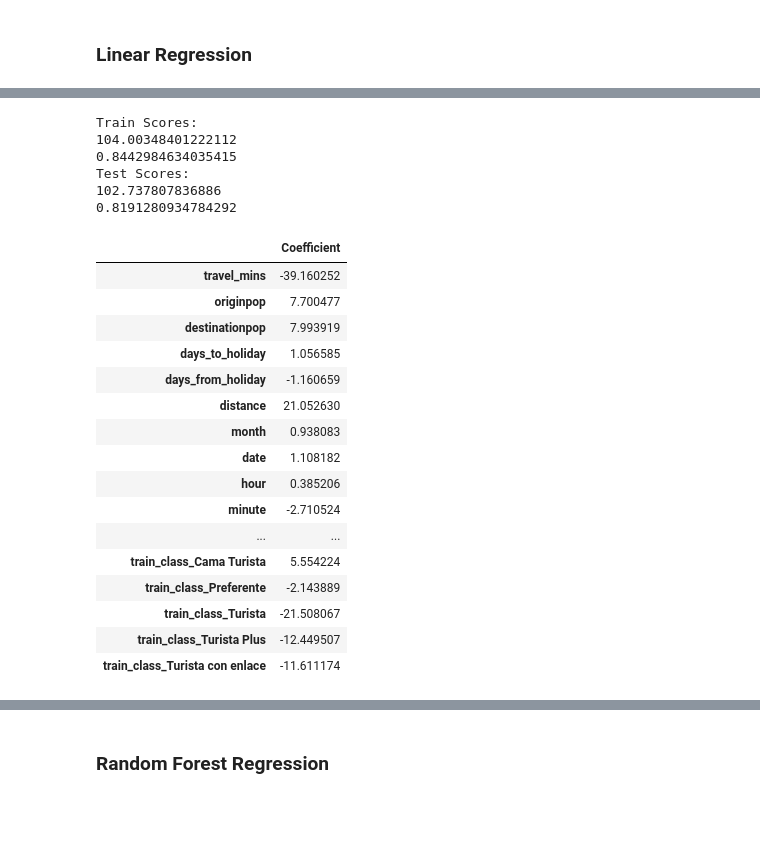
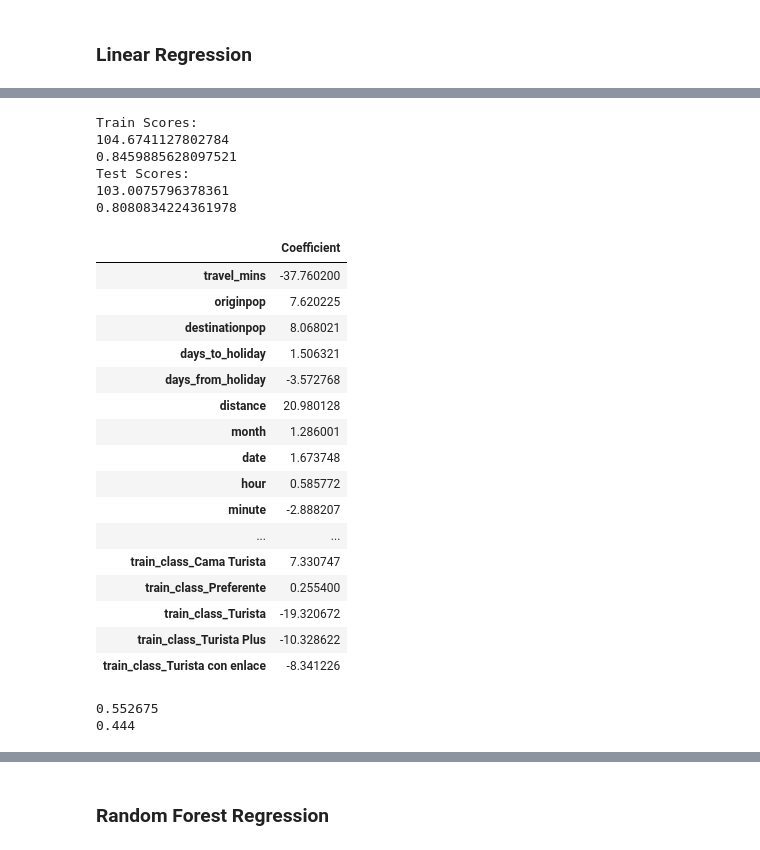
Before and after one commit to CTso25/Predict-Train-Prices, a Jupyter notebook: new_models.ipynb, the cells around one changed output, grey strips where cells are left out. Saved outputs shown, nothing was run; the diff lists cells and outputs as text; code cells hidden in the pictures; blank space fills up the shorter version.

```diff
--- a/new_models.ipynb
+++ b/new_models.ipynb
@@ -120,50 +125,56 @@ print(np.mean(test_preds_acc))
 # %%
 # Linear Regression model (with Ridge Regression)
-rr = Ridge(alpha=0.02)
+rr = Ridge(alpha=0.06)
 rr.fit(X_train, y_train)
 
 # Compute predictions
 y_pred_train = rr.predict(X_train)
 y_pred_test = rr.predict(X_test)
+
+# Compute upper and lower bounds on actual response variable values
+y_train_upper_bound = get_upper_bounds(y_train, 5)
+y_train_lower_bound = get_lower_bounds(y_train, 5)
+y_test_upper_bound = get_upper_bounds(y_test, 5)
+y_test_lower_bound = get_lower_bounds(y_test, 5)
 
 # Compute metrics
 MSE = mean_squared_error(y_train, y_pred_train)
 r2 = r2_score(y_train, y_pred_train)
 
 print("Train Scores:")
 print(MSE)
 print(r2)
 
 MSE = mean_squared_error(y_test, y_pred_test)
 r2 = r2_score(y_test, y_pred_test)
 
 print("Test Scores:")
 print(MSE)
 print(r2)
 
 coef_df = pd.DataFrame(rr.coef_[0], features, columns=['Coefficient'])
 coef_df
 # %% [output]
 Train Scores:
-104.00348401222112
-0.8442984634035415
+104.6741127802784
+0.8459885628097521
 Test Scores:
-102.737807836886
-0.8191280934784292
+103.0075796378361
+0.8080834224361978
 |  | Coefficient |
-| travel_mins | -39.160252 |
-| originpop | 7.700477 |
-| destinationpop | 7.993919 |
-| days_to_holiday | 1.056585 |
-| days_from_holiday | -1.160659 |
-| distance | 21.052630 |
-| month | 0.938083 |
-| date | 1.108182 |
-| hour | 0.385206 |
-| minute | -2.710524 |
+| travel_mins | -37.760200 |
+| originpop | 7.620225 |
+| destinationpop | 8.068021 |
+| days_to_holiday | 1.506321 |
+| days_from_holiday | -3.572768 |
+| distance | 20.980128 |
+| month | 1.286001 |
+| date | 1.673748 |
+| hour | 0.585772 |
+| minute | -2.888207 |
 | ... | ... |
-| train_class_Cama Turista | 5.554224 |
-| train_class_Preferente | -2.143889 |
-| train_class_Turista | -21.508067 |
-| train_class_Turista Plus | -12.449507 |
-| train_class_Turista con enlace | -11.611174 |
+| train_class_Cama Turista | 7.330747 |
+| train_class_Preferente | 0.255400 |
+| train_class_Turista | -19.320672 |
+| train_class_Turista Plus | -10.328622 |
+| train_class_Turista con enlace | -8.341226 |
@@ -170,3 +196,9 @@ Test Scores:
+# %%
+print(np.mean(train_preds_acc))
+print(np.mean(test_preds_acc))
+# %% [output]
+0.552675
+0.444
 # %%
 # Linear Regression model (with Lasso)
 lso = Lasso(alpha=0.1, tol=0.001)
```
Also changed, not shown: parts of 23 cells of this notebook, 1 other file.
